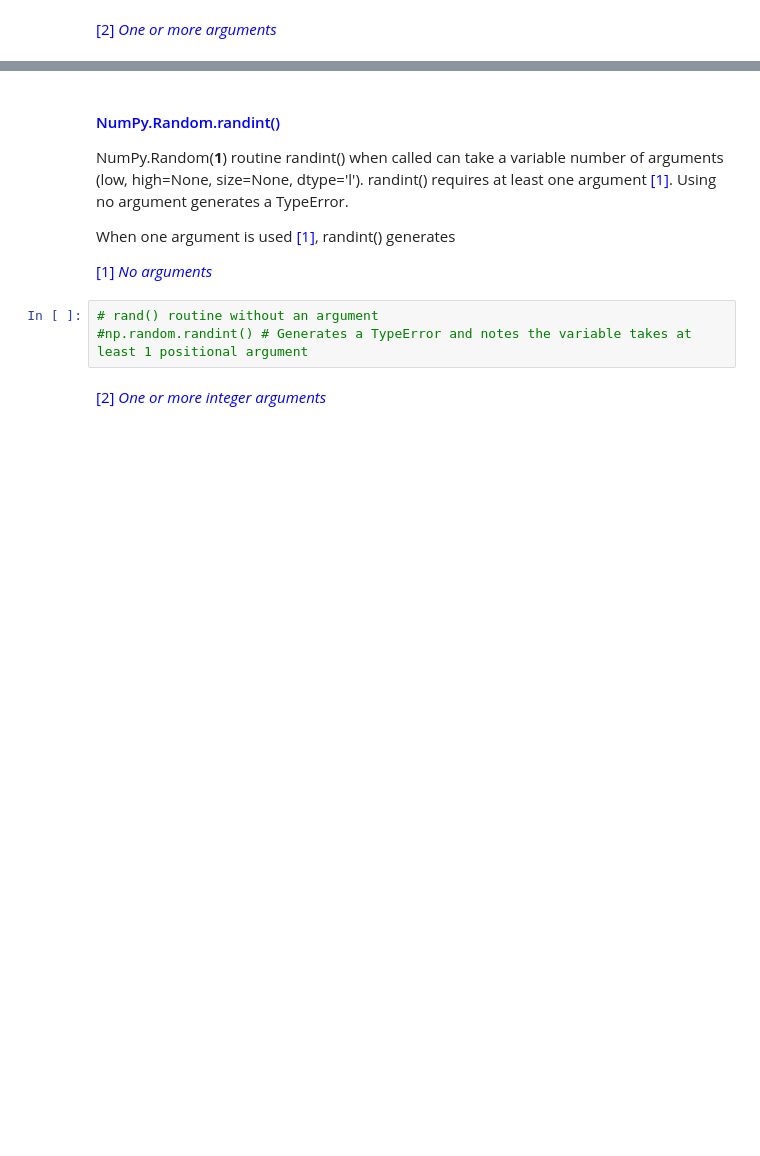
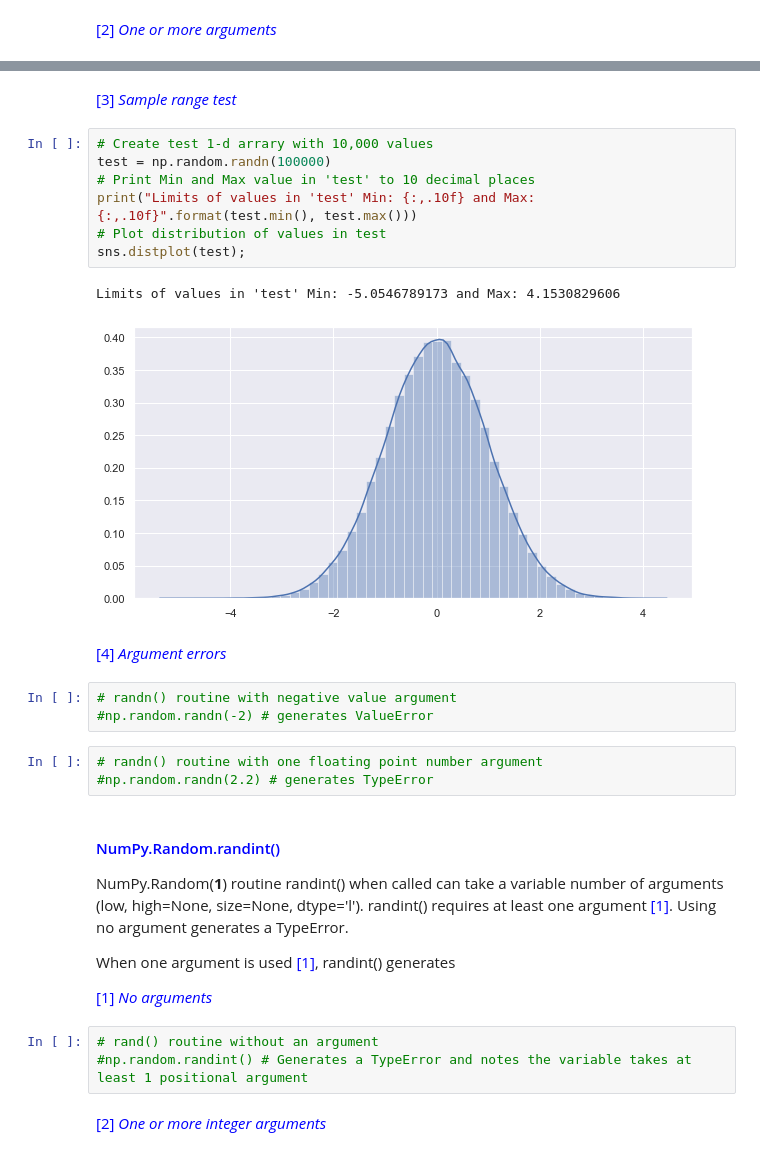
Before and after one commit to markcot/ProgrammingFDA-Assignment, a Jupyter notebook: numpy-random-review.ipynb, the cells around one changed output, grey strips where cells are left out. Cells and saved outputs as stored; diff of their text form; blank space fills up the shorter version.

Commit message:
rand() & randn() text updates

```diff
--- a/numpy-random-review.ipynb
+++ b/numpy-random-review.ipynb
@@ -124,3 +170,23 @@ np.random.randn(2,3,2)
+# %% [markdown]
+<font color='blue'>[3] _Sample range test_ </font>
+# %%
+# Create test 1-d arrary with 10,000 values
+test = np.random.randn(100000)
+# Print Min and Max value in 'test' to 10 decimal places
+print("Limits of values in 'test' Min: {:,.10f} and Max: {:,.10f}".format(test.min(), test.max()))
+# Plot distribution of values in test
+sns.distplot(test);
+# %% [output]
+Limits of values in 'test' Min: -5.0546789173 and Max: 4.1530829606
+[figure, added]
+# %% [markdown]
+<font color='blue'>[4] _Argument errors_ </font>
+# %%
+# randn() routine with negative value argument
+#np.random.randn(-2) # generates ValueError
+# %%
+# randn() routine with one floating point number argument
+#np.random.randn(2.2) # generates TypeError
 # %% [markdown]
 #### <font color='blue'>NumPy.Random.randint()</font>
 NumPy.Random(**1**) routine randint() when called can take a variable number of arguments (low, high=None, size=None, dtype='l'). randint() requires at least one argument <font color='blue'>[1]</font>. Using no argument generates a TypeError.
```
Also changed, not shown: parts of 18 cells of this notebook.
